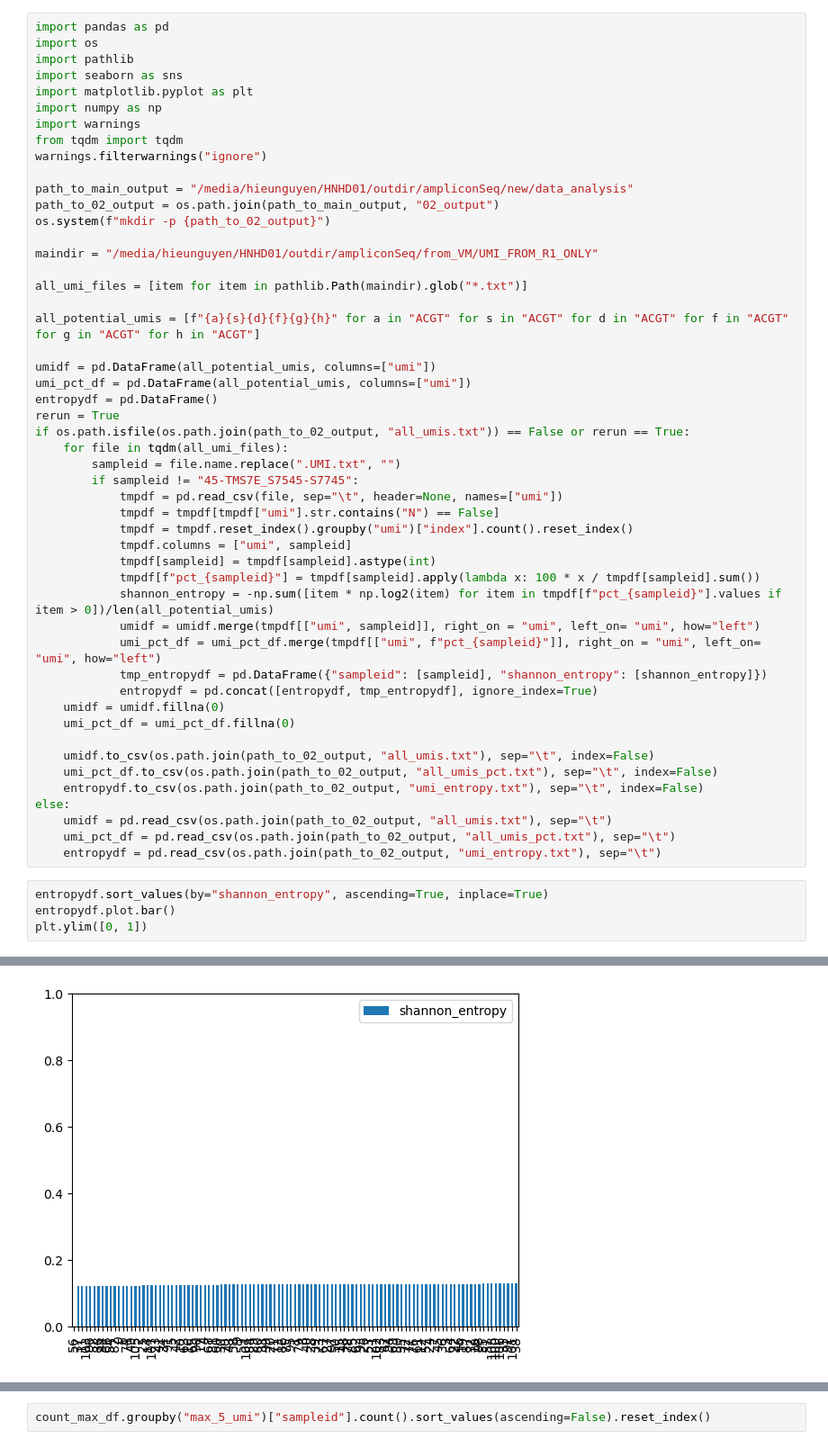
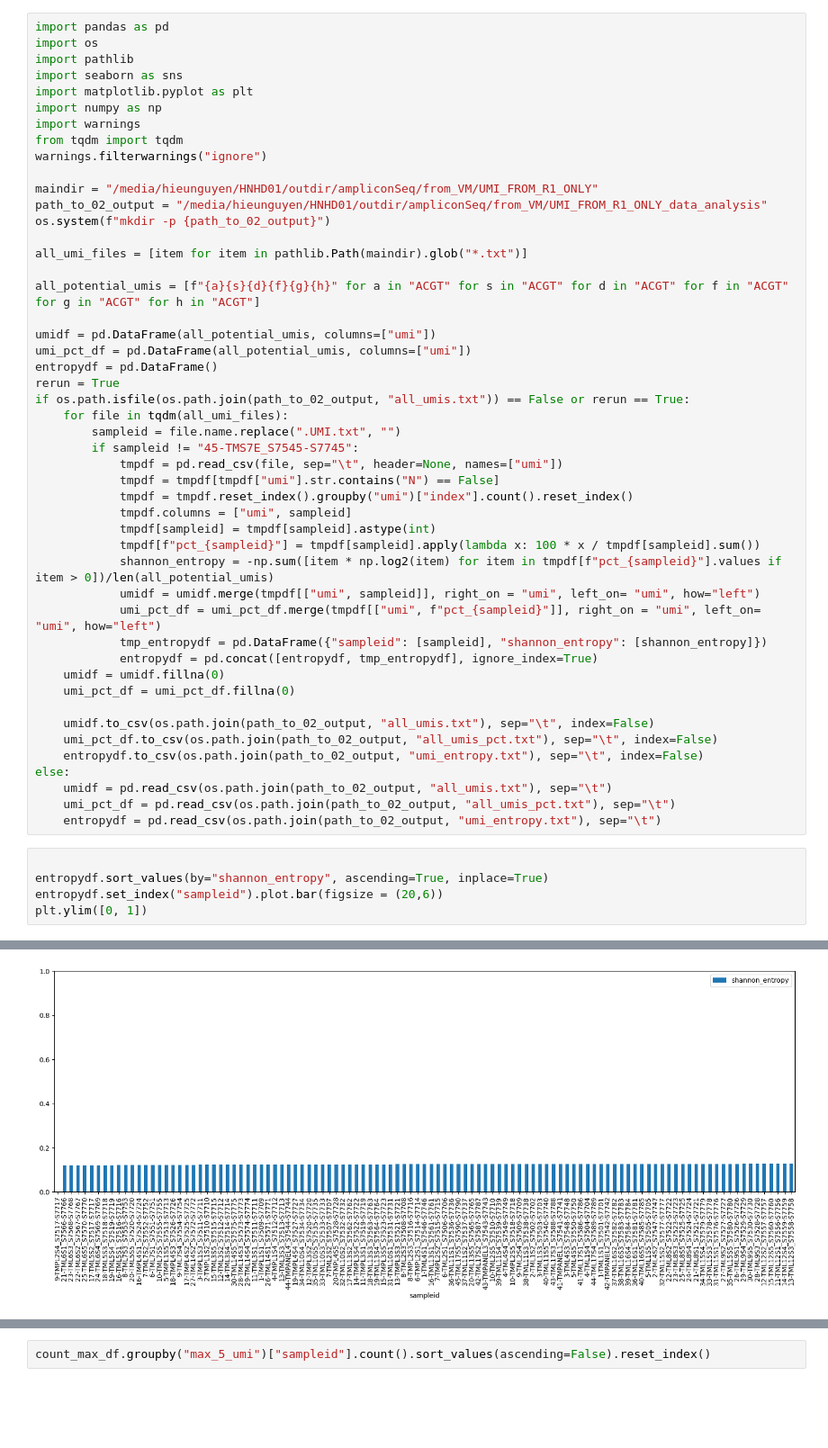
Before and after one commit to hieunguyen4193/ampliconSeq_UMI, a Jupyter notebook: data_analysis/02_UMI_diversity_analysis.ipynb, the cells around one changed output, grey strips where cells are left out. Shown at 90% size. Drawn from its saved outputs; the diff is of its cells as text; blank space fills up the shorter version.

Commit message:
tmp update analysis for UMI pipeline, issues and solutions

```diff
--- a/data_analysis/02_UMI_diversity_analysis.ipynb
+++ b/data_analysis/02_UMI_diversity_analysis.ipynb
@@ -9,11 +9,9 @@ import warnings
 from tqdm import tqdm
 warnings.filterwarnings("ignore")
 
-path_to_main_output = "/media/hieunguyen/HNHD01/outdir/ampliconSeq/new/data_analysis"
-path_to_02_output = os.path.join(path_to_main_output, "02_output")
+maindir = "/media/hieunguyen/HNHD01/outdir/ampliconSeq/from_VM/UMI_FROM_R1_ONLY"
+path_to_02_output = "/media/hieunguyen/HNHD01/outdir/ampliconSeq/from_VM/UMI_FROM_R1_ONLY_data_analysis"
 os.system(f"mkdir -p {path_to_02_output}")
-
-maindir = "/media/hieunguyen/HNHD01/outdir/ampliconSeq/from_VM/UMI_FROM_R1_ONLY"
 
 all_umi_files = [item for item in pathlib.Path(maindir).glob("*.txt")]
 
@@ -49,12 +47,13 @@ else:
     umi_pct_df = pd.read_csv(os.path.join(path_to_02_output, "all_umis_pct.txt"), sep="\t")
     entropydf = pd.read_csv(os.path.join(path_to_02_output, "umi_entropy.txt"), sep="\t")
 # %%
+
 entropydf.sort_values(by="shannon_entropy", ascending=True, inplace=True)
-entropydf.plot.bar()
+entropydf.set_index("sampleid").plot.bar(figsize = (20,6))
 plt.ylim([0, 1])
 # %% [output]
 (0.0, 1.0)
-[figure, old version]
+[figure, new version]
 # %%
 count_max_df = pd.DataFrame()
 for sampleid in umidf.columns[1:]:
```
Also changed, not shown: parts of 6 cells of this notebook, 2 other files.
